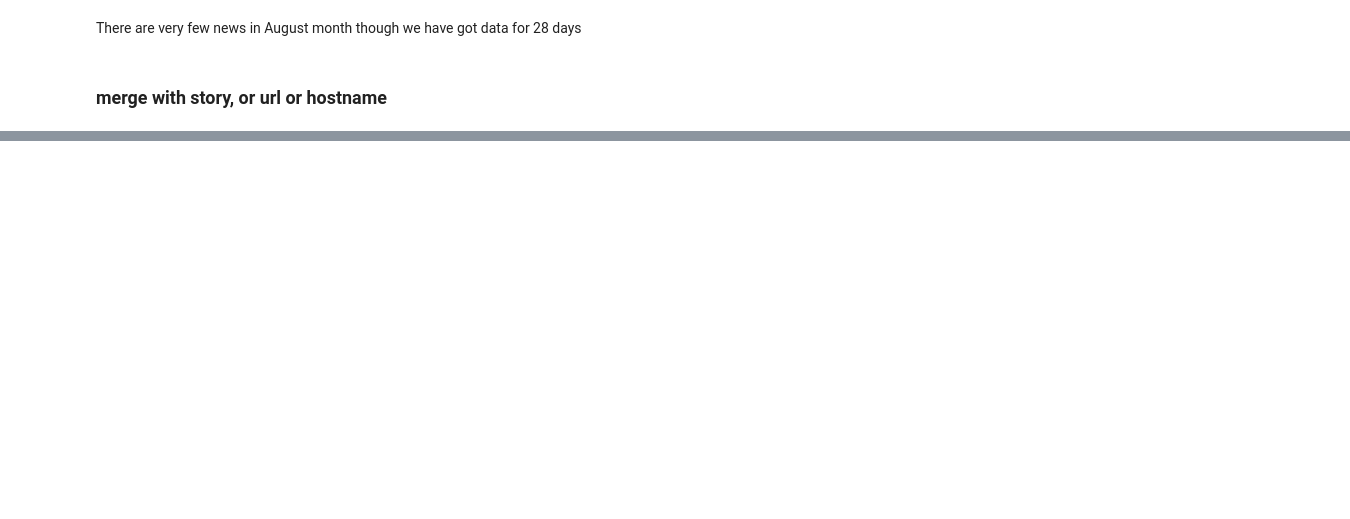
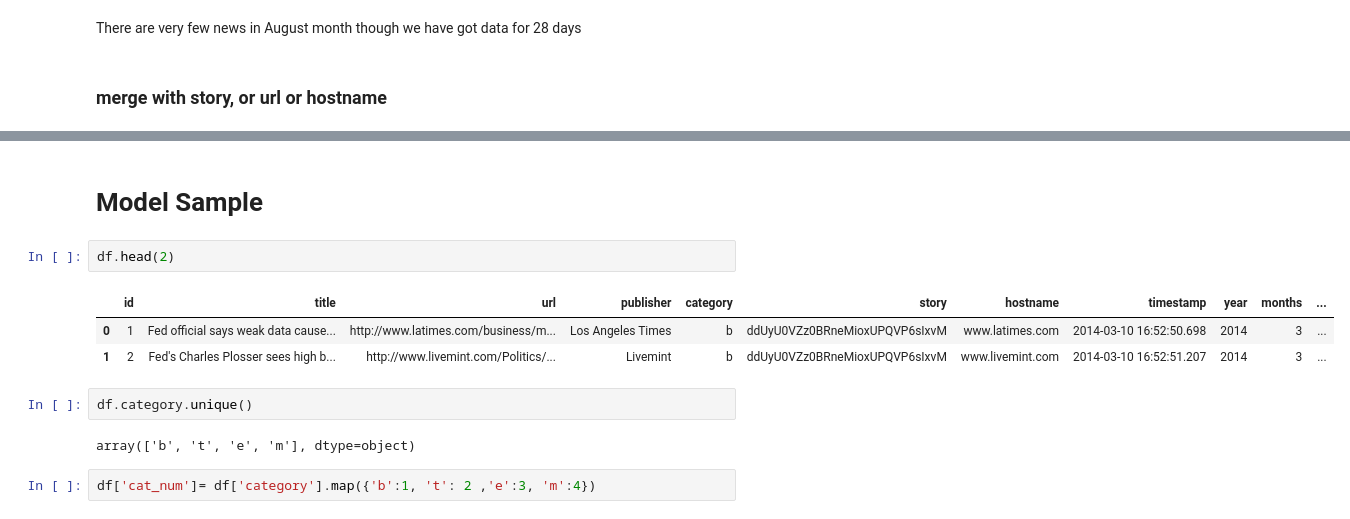
Before and after one commit to HassanSherwani/classify_documents-, a Jupyter notebook: assignment.ipynb, the cells around one changed output, grey strips where cells are left out. Drawn from its saved outputs; the diff is of its cells as text; blank space fills up the shorter version.

```diff
--- a/assignment.ipynb
+++ b/assignment.ipynb
@@ -164,0 +241,14 @@ There are very few news in August month though we have got data for 28 days
+# %% [markdown]
+# Model Sample
+# %%
+df.head(2)
+# %% [output]
+|  | id | title | url | publisher | category | story | hostname | timestamp | year | months | ... |
+| 0 | 1 | Fed official says weak data cause... | http://www.latimes.com/business/m... | Los Angeles Times | b | ddUyU0VZz0BRneMioxUPQVP6sIxvM | www.latimes.com | 2014-03-10 16:52:50.698 | 2014 | 3 | ... |
+| 1 | 2 | Fed's Charles Plosser sees high b... | http://www.livemint.com/Politics/... | Livemint | b | ddUyU0VZz0BRneMioxUPQVP6sIxvM | www.livemint.com | 2014-03-10 16:52:51.207 | 2014 | 3 | ... |
+# %%
+df.category.unique()
+# %% [output]
+array(['b', 't', 'e', 'm'], dtype=object)
+# %%
+df['cat_num']= df['category'].map({'b':1, 't': 2 ,'e':3, 'm':4})
```
Also changed, not shown: parts of 25 cells of this notebook.
